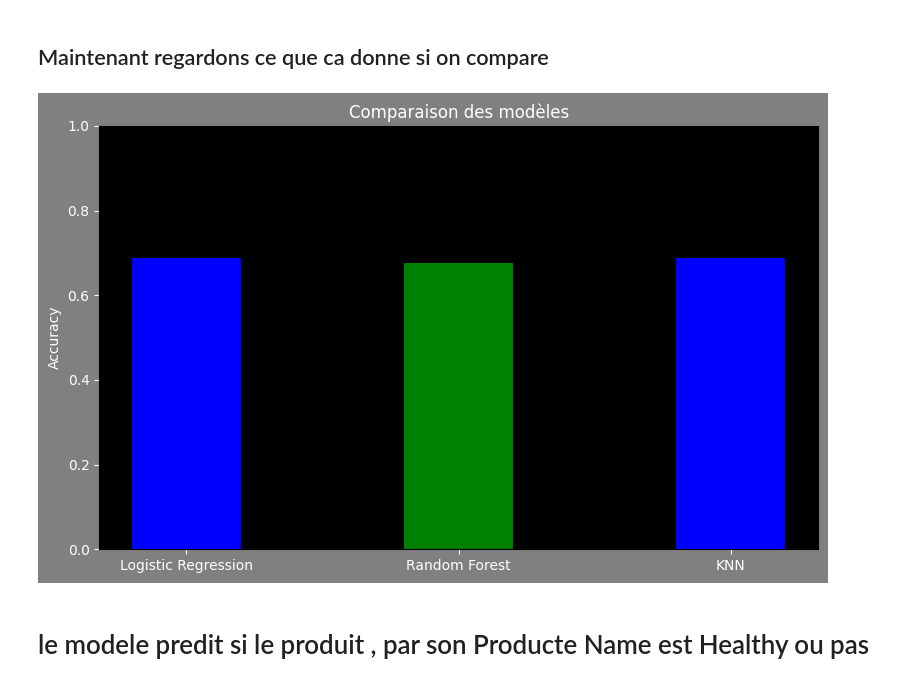
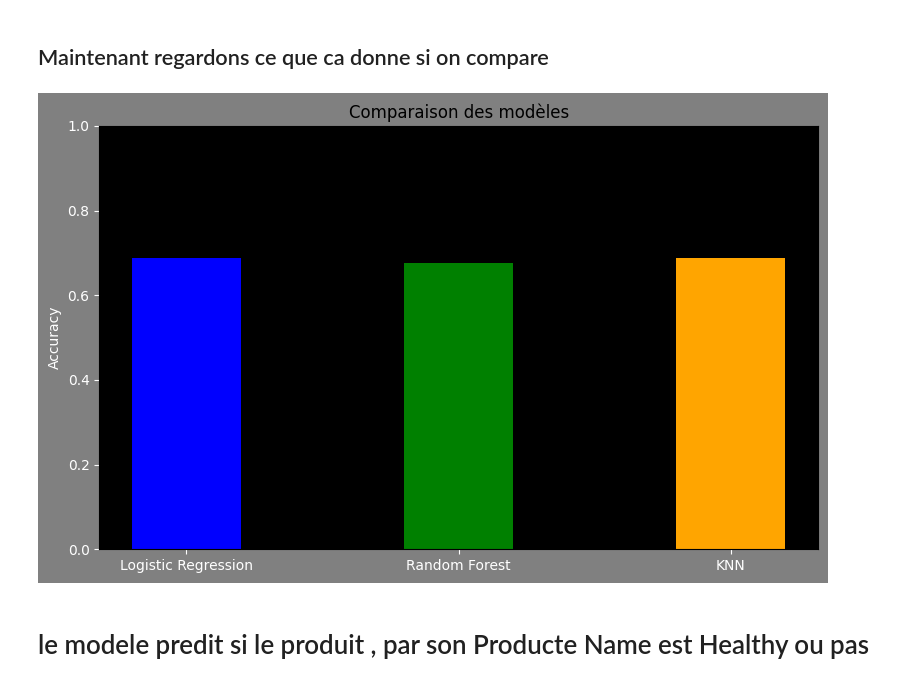
Before and after one commit to Slacknsss/NextBuy-Machine-Learning, a Jupyter notebook: notebookSLACK.ipynb, the cells around one changed output. Saved outputs shown, nothing was run; the diff lists cells and outputs as text; code cells hidden in the pictures.

Commit message:
change color

```diff
--- a/notebookSLACK.ipynb
+++ b/notebookSLACK.ipynb
@@ -461,21 +461,22 @@ Logistic Regressin accuracy: 0.6868686868686869
 # %%
 models = ['Logistic Regression', 'Random Forest', 'KNN']
 scores = [accuracy_score(y_test, model1.predict(X_test)),
           accuracy_score(y_test, model2.predict(X_test)),
           accuracy_score(y_test, model3.predict(X_test))]
 
 plt.figure(figsize=(8, 5), facecolor='grey')
 ax = plt.gca()
 ax.set_facecolor('black')
-plt.bar(models, scores, color=['blue', 'green'], width=0.4)
-plt.title('Comparaison des modèles', color='white')
+plt.bar(models, scores, color=['blue', 'green', 'orange'], width=0.4)
+plt.title('Comparaison des modèles')
+color=['blue', 'green', 'orange']
 plt.ylabel('Accuracy', color='white')
 plt.ylim(0.0, 1.0)#pour zoomer sur la difference entre les deuc model sinon le sbarres paraissnet identique
 plt.tick_params(colors='white')
 plt.tight_layout()
 plt.show()
 # %% [output]
-[figure, old version]
+[figure, new version]
 # %% [markdown]
 # le modele predit si le produit , par son Producte Name est Healthy ou pas
 # %% [markdown]
```
